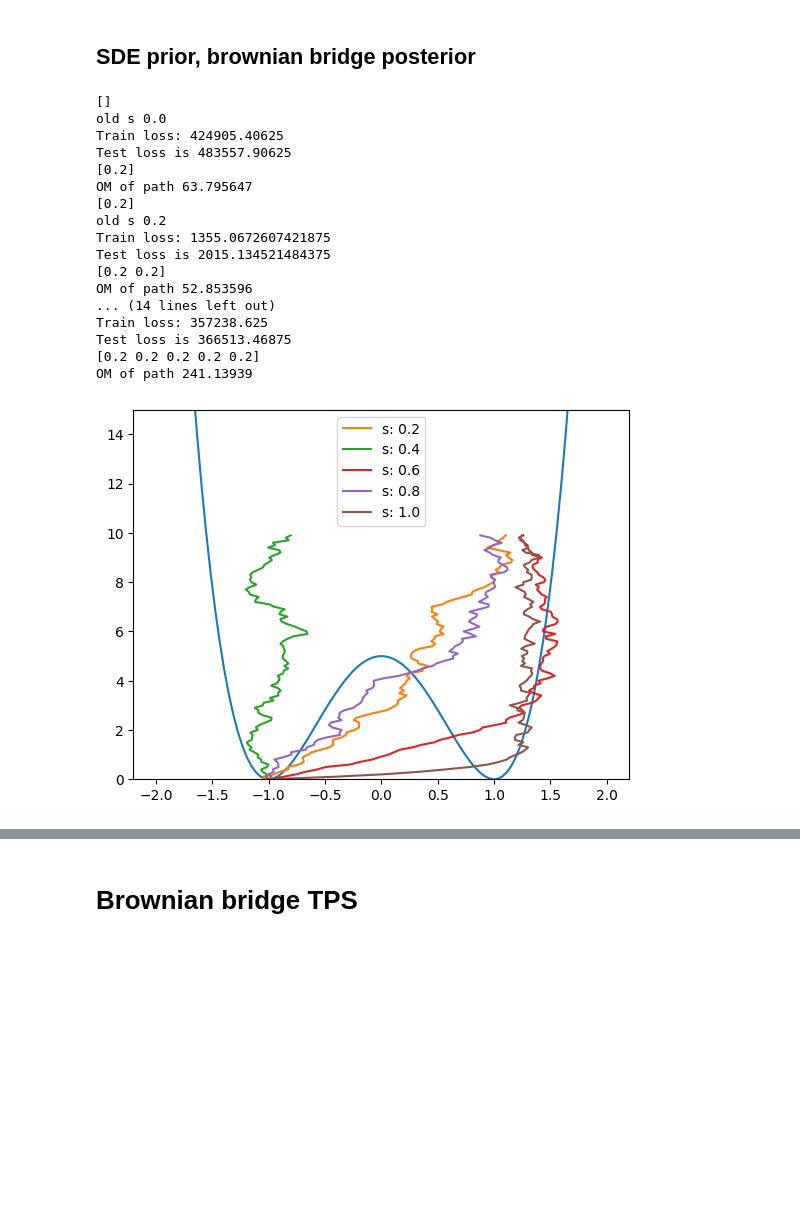
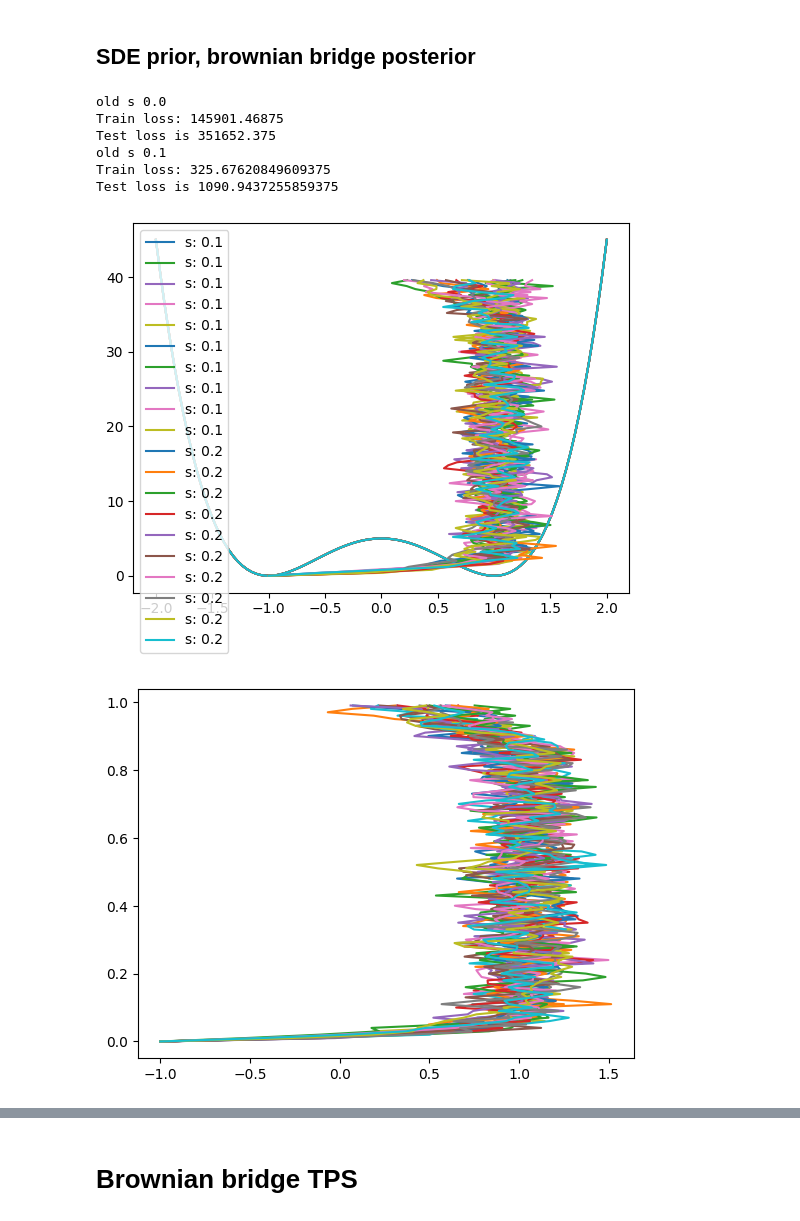
Before and after one commit to reubenharry/path_sampling, a Jupyter notebook: src/path_sampling_nb.ipynb, the cells around one changed output, grey strips where cells are left out. Drawn from its saved outputs; the diff is of its cells as text; code cells hidden in the pictures; blank space fills up the shorter version.

```diff
--- a/src/path_sampling_nb.ipynb
+++ b/src/path_sampling_nb.ipynb
@@ -101,9 +101,10 @@ for i, s in enumerate(schedule):
         key=key,
         schedule=schedule,
         i=i,
-        I=I_UREF_TPS,
+        # I=I_UREF_TPS,
+        prior='sde_prior',
         A=A,
-        refine=True
+        refine=False
     )
 
 # potential(jnp.array([0.0]))
@@ -160,7 +162,8 @@ for i, s in enumerate(schedule):
         key=key,
         schedule=schedule,
         i=i,
-        I=I_UREF_TPS,
+        # I=I_UREF_TPS,
+        prior='sde_prior',
         A=A,
         refine=True
     )
@@ -262,49 +265,41 @@ Array(-120.54646, dtype=float32)
 # %%
 key = jax.random.key(0)
 # b = uref # initialize b as uref
-schedule = [0.2,0.4,0.6,0.8,1.0] # , 0.2, 0.3, 0.4, 0.5, 0.6, 0.7, 0.8, 0.9, 1.0]
+# schedule = [0.1, 0.2, 0.3, 0.4, 0.5, 0.6, 0.7, 0.8, 0.9, 1.0]
+schedule = [0.1,0.2]
 dbds = MLP([3,20,20,1], key=jax.random.key(0))
 
 
 b = lambda x,t: 0.0
 A = 0
 for i, s in enumerate(schedule):
 
     key = jax.random.fold_in(key, i)
 
     # update b -> b + dbds
-    dbds, A = update(
+    b, A = update_non_amortized(
+        V=lambda x: 0.,
         b=b, # lambda x, t : jnp.array([0.0]),
         J=lambda x,y: (1/0.1**2)*(x[-1,0]- 1)**2,
         dbds=dbds,
-        hyperparams={'dt': 0.001, 'num_steps': 100, 'num_training_steps' : 1000, 'batch_size' :200},
+        hyperparams={'dt': 0.01, 'num_steps': 100, 'num_training_steps' : 10000, 'batch_size' :200},
         key=key,
         schedule=schedule,
-        I=I_UREF_TPS,
+        prior=None,
         A=A,
         i=i,
+        refine=False
     )
 
 # potential(jnp.array([0.0]))
 
 # jax.grad(lambda x:jnp.sum(x**2))(jnp.array([4.0]))
 # uref(jnp.array([0.0]), 0.0)
 # %% [output]
-[]
 old s 0.0
-Train loss: 424905.40625
-Test loss is 483557.90625
-[0.2]
-OM of path 63.795647
-[0.2]
-old s 0.2
-Train loss: 1355.0672607421875
-Test loss is 2015.134521484375
-[0.2 0.2]
-OM of path 52.853596
-... (14 lines left out)
-Train loss: 357238.625
-Test loss is 366513.46875
-[0.2 0.2 0.2 0.2 0.2]
-OM of path 241.13939
+Train loss: 145901.46875
+Test loss is 351652.375
+old s 0.1
+Train loss: 325.67620849609375
+Test loss is 1090.9437255859375
-[figure, old version]
+[figure, new version]
@@ -310,0 +329,5 @@ OM of path 241.13939
+# %%
+for path in xs:
+    plt.plot(path, times[0])
+# %% [output]
+[figure, added]
```
Also changed, not shown: parts of 7 cells of this notebook, 3 other files.
